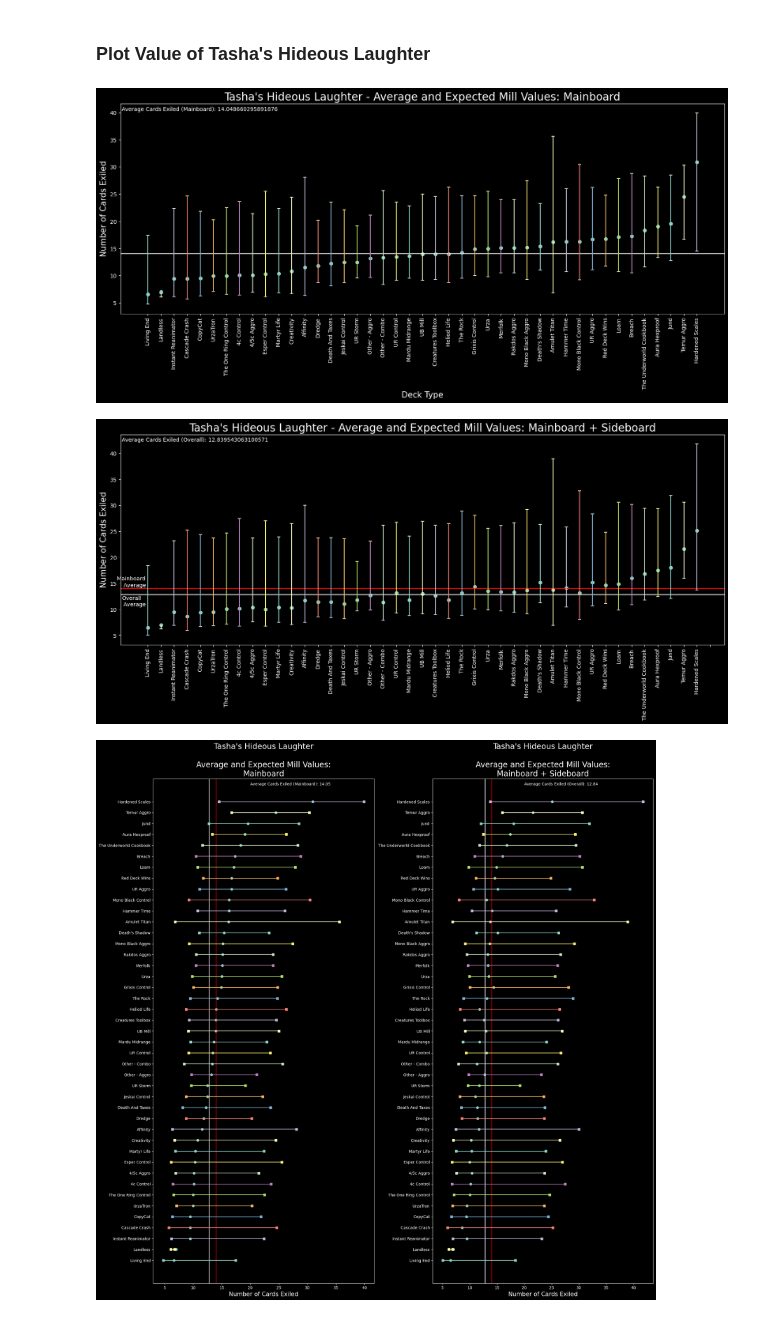
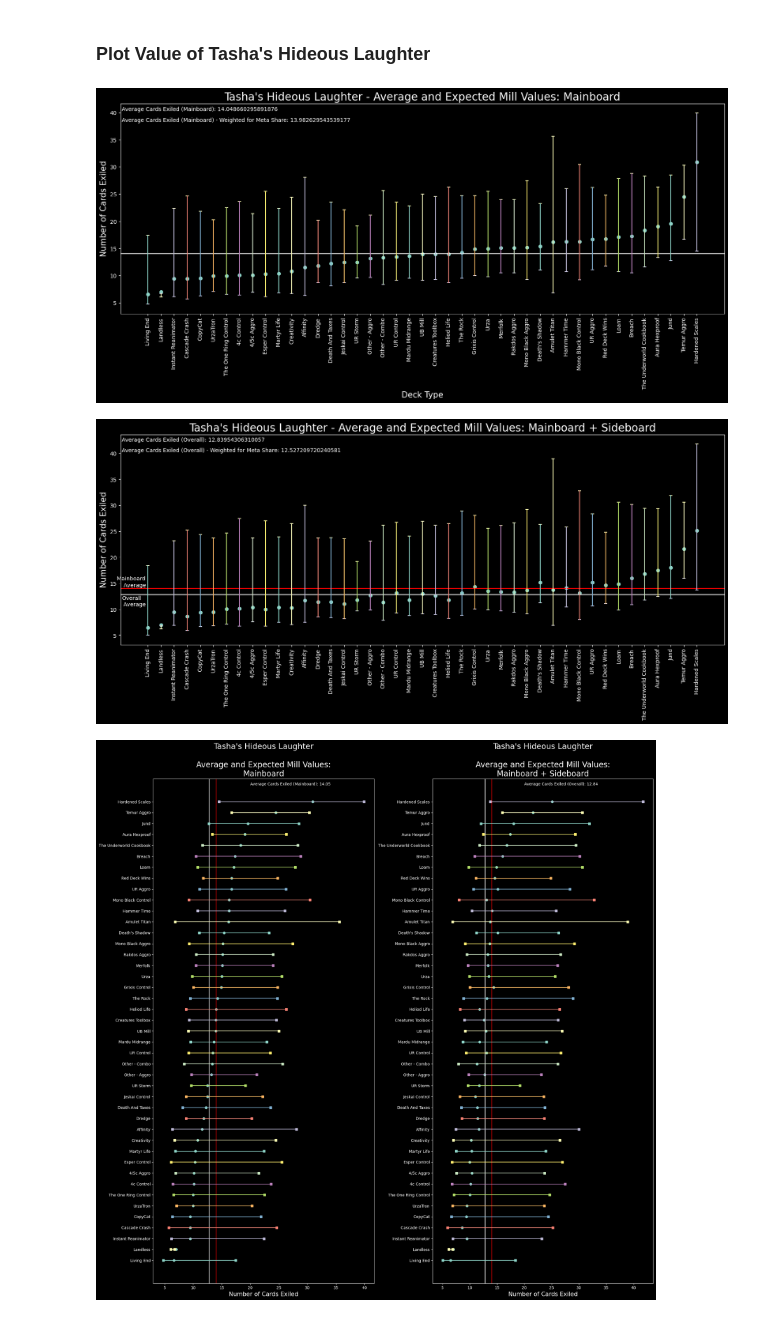
Before and after one commit to akingsley319/mtg_project, a Jupyter notebook: notebooks/EDA_Mill.ipynb, the cells around one changed output. Saved outputs shown, nothing was run; the diff lists cells and outputs as text; code cells hidden in the pictures.

```diff
--- a/notebooks/EDA_Mill.ipynb
+++ b/notebooks/EDA_Mill.ipynb
@@ -260,3 +253,7 @@ deck_types, mainboard_avg_cards, sideboard_avg_cards, overall_avg_cards = zip(*s
 avg_mainboard_value = sum(mainboard_avg_cards) / len(mainboard_avg_cards)
 avg_sideboard_value = sum(sideboard_avg_cards) / len(sideboard_avg_cards)
 avg_overall_value = sum(overall_avg_cards) / len(overall_avg_cards)
+# %%
+deck_count = []
+for deck in deck_types:
+    deck_count.append(Mainboard[Mainboard['name']==deck].shape[0])
@@ -265,31 +265,32 @@ avg_overall_value = sum(overall_avg_cards) / len(overall_avg_cards)
 # %%
 plt.style.use('dark_background')  # I find the dark background to be easier on the eyes
 fig = plt.figure(figsize=(20,7))
 ax = fig.add_subplot(111)
 
 ax.scatter(x=deck_types, y=mainboard_avg_cards) # Average Tasha's value
 ax.scatter(x=deck_types, y=[mainboard_maximum[deck] for deck in deck_types], marker="_") # Maximum Tasha's Value
 ax.scatter(x=deck_types, y=[mainboard_minimum[deck] for deck in deck_types], marker="_") # Minimum Tasha's Value
 
 plt.title("Tasha's Hideous Laughter - Average and Expected Mill Values: Mainboard", fontsize=20)
 
 plt.xlabel("Deck Type", fontsize=15)
 plt.xticks(rotation=90)
 
 plt.ylabel("Number of Cards Exiled", fontsize=15)
 plt.yticks([0,5,10,15,20,25,30,35, 40])
 
 # Average Value
 plt.axhline(y=avg_mainboard_value)
 # Connect minimum and maximum hits
 for deck in deck_types:
     ax.plot([deck, deck], [mainboard_minimum[deck], mainboard_maximum[deck]])
 
 plt.text(x=-2, y=40.3, s=f"Average Cards Exiled (Mainboard): {avg_mainboard_value}")
+plt.text(x=-2, y=38.3, s=f"Average Cards Exiled (Mainboard) - Weighted for Meta Share: {avg_mainboard_value_weighted}")
 
 plt.show()
 # %% [output]
-[figure, old version]
+[figure, new version]
 # %%
 plt.style.use('dark_background')  # I find the dark background to be easier on the eyes
 fig = plt.figure(figsize=(20,7))
@@ -301,7 +302,7 @@ ax.scatter(x=deck_types, y=[overall_minimum[deck] for deck in deck_types], marke
 
 plt.title("Tasha's Hideous Laughter - Average and Expected Mill Values: Mainboard + Sideboard", fontsize=20)
 
-plt.xticks(x_ticks, rotation=90)
+plt.xticks(rotation=90)
 
 plt.ylabel("Number of Cards Exiled", fontsize=15)
 plt.yticks([0,5,10,15,20,25,30,35, 40])
@@ -314,12 +315,14 @@ for deck in deck_types:
     ax.plot([deck, deck], [overall_minimum[deck], overall_maximum[deck]])
 
 plt.text(x=-2, y=42.3, s=f"Average Cards Exiled (Overall): {avg_overall_value}")
+plt.text(x=-2, y=40.3, s=f"Average Cards Exiled (Overall) - Weighted for Meta Share: {avg_overall_value_weighted}")
+
 plt.text(x=-2.5, y=avg_mainboard_value + 0.3, s=" Mainboard \n     Average")
 plt.text(x=-2, y=avg_overall_value-2.2, s="Overall\n Average")
 
 plt.show()
 # %% [output]
-[figure, old version]
+[figure, new version]
 # %%
 plt.style.use('dark_background')  # I find the dark background to be easier on the eyes
 fig = plt.figure(figsize=(20, 20))
```
Also changed, not shown: parts of 25 cells of this notebook.
